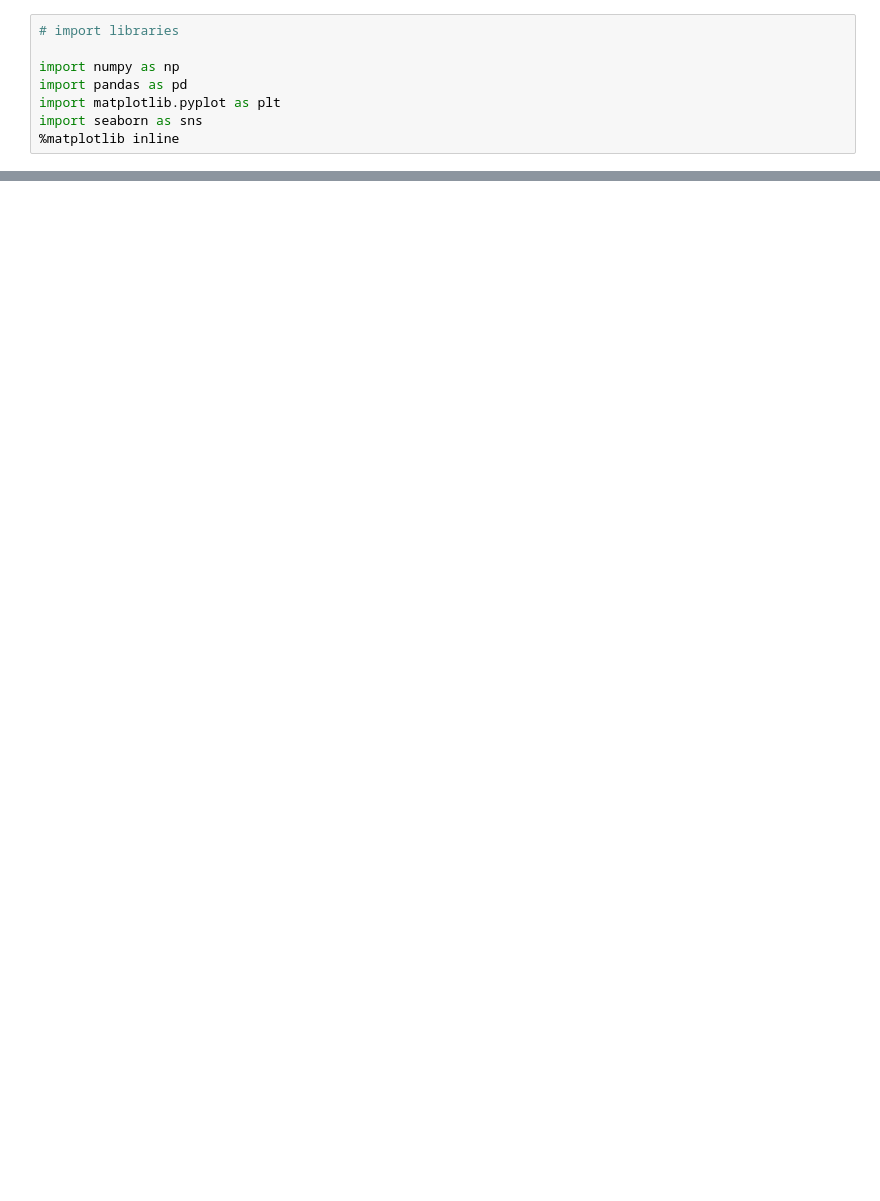
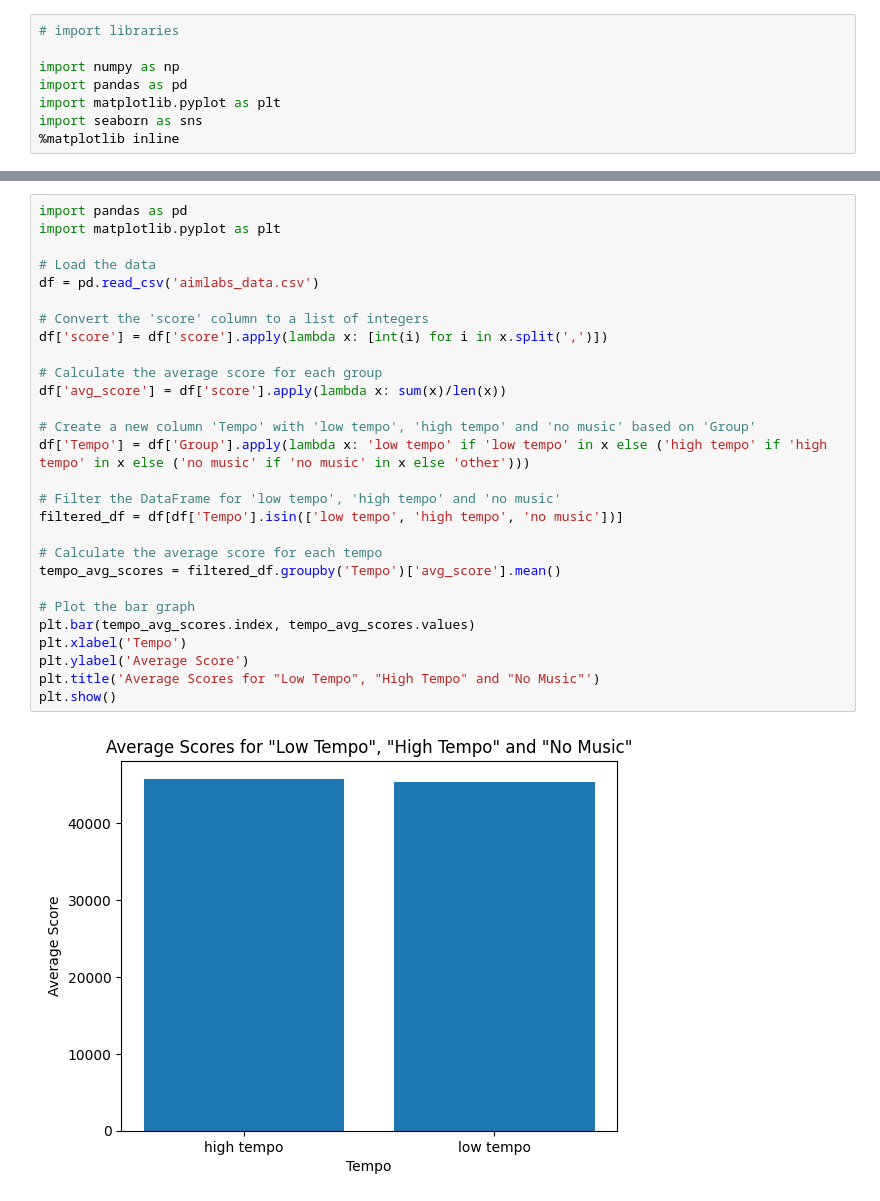
Before and after one commit to Pyrole-2002/Aimlabs-BGMusic-Project, a Jupyter notebook: main.ipynb, the cells around one changed output, grey strips where cells are left out. Saved outputs shown, nothing was run; the diff lists cells and outputs as text; blank space fills up the shorter version.

Commit message:
M-NM Graph

```diff
--- a/main.ipynb
+++ b/main.ipynb
@@ -44,0 +45,30 @@ plt.show()
+# %%
+import pandas as pd
+import matplotlib.pyplot as plt
+
+# Load the data
+df = pd.read_csv('aimlabs_data.csv')
+
+# Convert the 'score' column to a list of integers
+df['score'] = df['score'].apply(lambda x: [int(i) for i in x.split(',')])
+
+# Calculate the average score for each group
+df['avg_score'] = df['score'].apply(lambda x: sum(x)/len(x))
+
+# Create a new column 'Tempo' with 'low tempo', 'high tempo' and 'no music' based on 'Group'
+df['Tempo'] = df['Group'].apply(lambda x: 'low tempo' if 'low tempo' in x else ('high tempo' if 'high tempo' in x else ('no music' if 'no music' in x else 'other')))
+
+# Filter the DataFrame for 'low tempo', 'high tempo' and 'no music'
+filtered_df = df[df['Tempo'].isin(['low tempo', 'high tempo', 'no music'])]
+
+# Calculate the average score for each tempo
+tempo_avg_scores = filtered_df.groupby('Tempo')['avg_score'].mean()
+
+# Plot the bar graph
+plt.bar(tempo_avg_scores.index, tempo_avg_scores.values)
+plt.xlabel('Tempo')
+plt.ylabel('Average Score')
+plt.title('Average Scores for "Low Tempo", "High Tempo" and "No Music"')
+plt.show()
+# %% [output]
+[figure, added]
```
Also changed, not shown: parts of 1 cell of this notebook.
